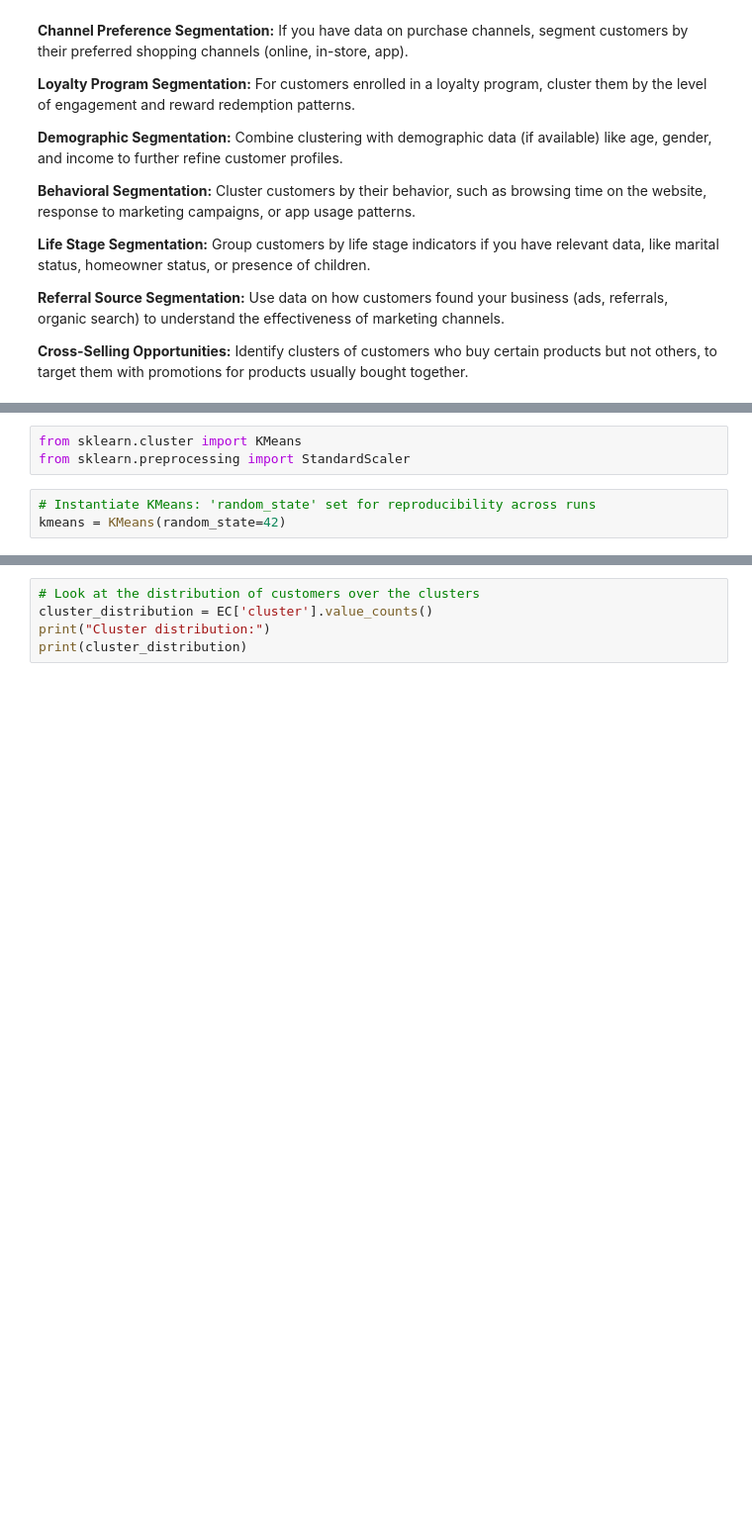
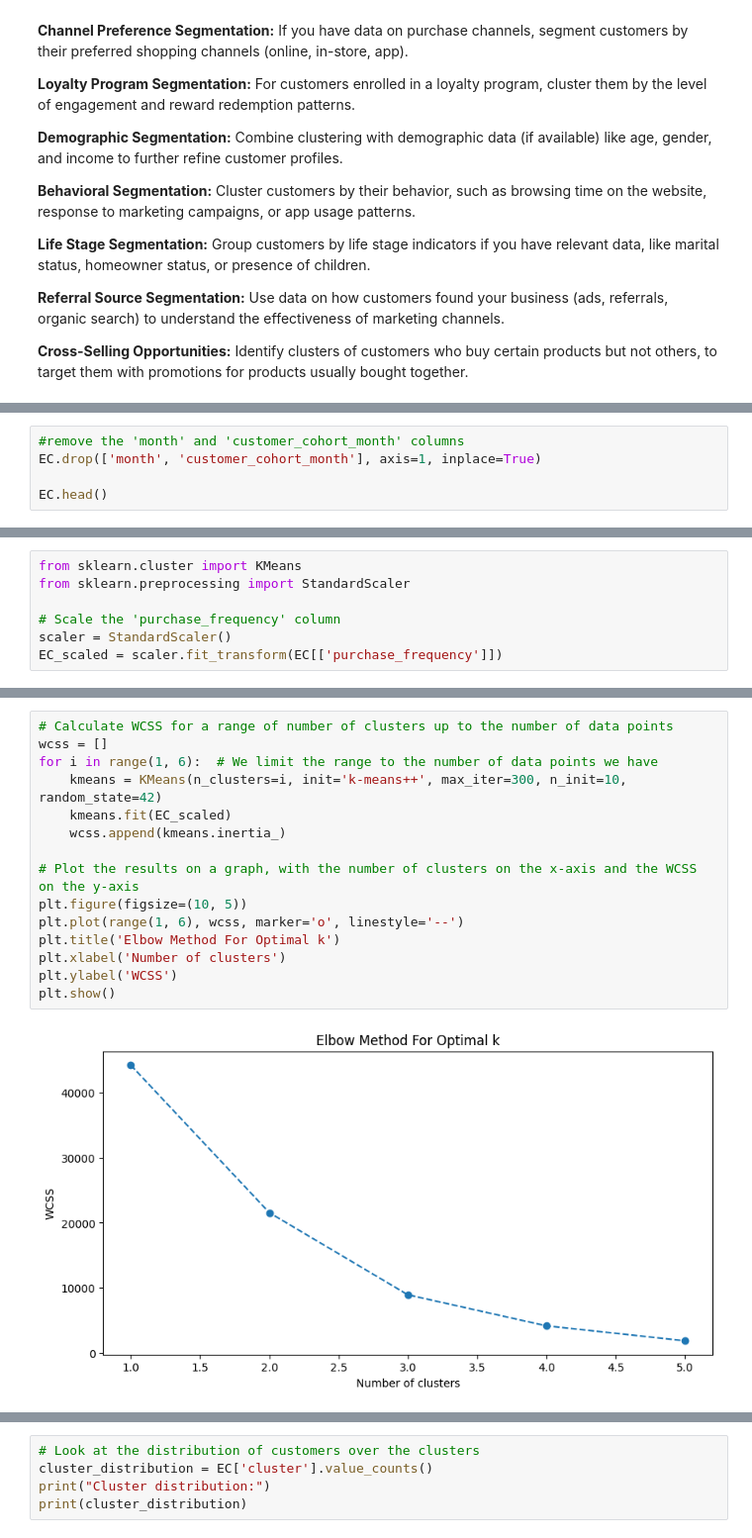
Before and after one commit to Requenamar3/Data-Mining, a Jupyter notebook: Data_Mining_Module1_Ecommerce_CLV filtered.ipynb, the cells around one changed output, grey strips where cells are left out. Shown at 99% size. Cells and saved outputs as stored; diff of their text form; blank space fills up the shorter version.

```diff
--- a/Data_Mining_Module1_Ecommerce_CLV filtered.ipynb
+++ b/Data_Mining_Module1_Ecommerce_CLV filtered.ipynb
@@ -475,0 +490,5 @@ these insights could help in tailoring specific marketing strategies for each se
+# %%
+#remove the 'month' and 'customer_cohort_month' columns
+EC.drop(['month', 'customer_cohort_month'], axis=1, inplace=True)
+
+EC.head()
@@ -476,6 +504,7 @@ these insights could help in tailoring specific marketing strategies for each se
 # %%
 from sklearn.cluster import KMeans
 from sklearn.preprocessing import StandardScaler
+
+# Scale the 'purchase_frequency' column
+scaler = StandardScaler()
+EC_scaled = scaler.fit_transform(EC[['purchase_frequency']])
-# %%
-# Instantiate KMeans: 'random_state' set for reproducibility across runs
-kmeans = KMeans(random_state=42)
@@ -481,0 +520,17 @@ kmeans = KMeans(random_state=42)
+# %%
+# Calculate WCSS for a range of number of clusters up to the number of data points
+wcss = []
+for i in range(1, 6):  # We limit the range to the number of data points we have
+    kmeans = KMeans(n_clusters=i, init='k-means++', max_iter=300, n_init=10, random_state=42)
+    kmeans.fit(EC_scaled)
+    wcss.append(kmeans.inertia_)
+
+# Plot the results on a graph, with the number of clusters on the x-axis and the WCSS on the y-axis
+plt.figure(figsize=(10, 5))
+plt.plot(range(1, 6), wcss, marker='o', linestyle='--')
+plt.title('Elbow Method For Optimal k')
+plt.xlabel('Number of clusters')
+plt.ylabel('WCSS')
+plt.show()
+# %% [output]
+[figure, added]
```
Also changed, not shown: parts of 34 cells of this notebook.
